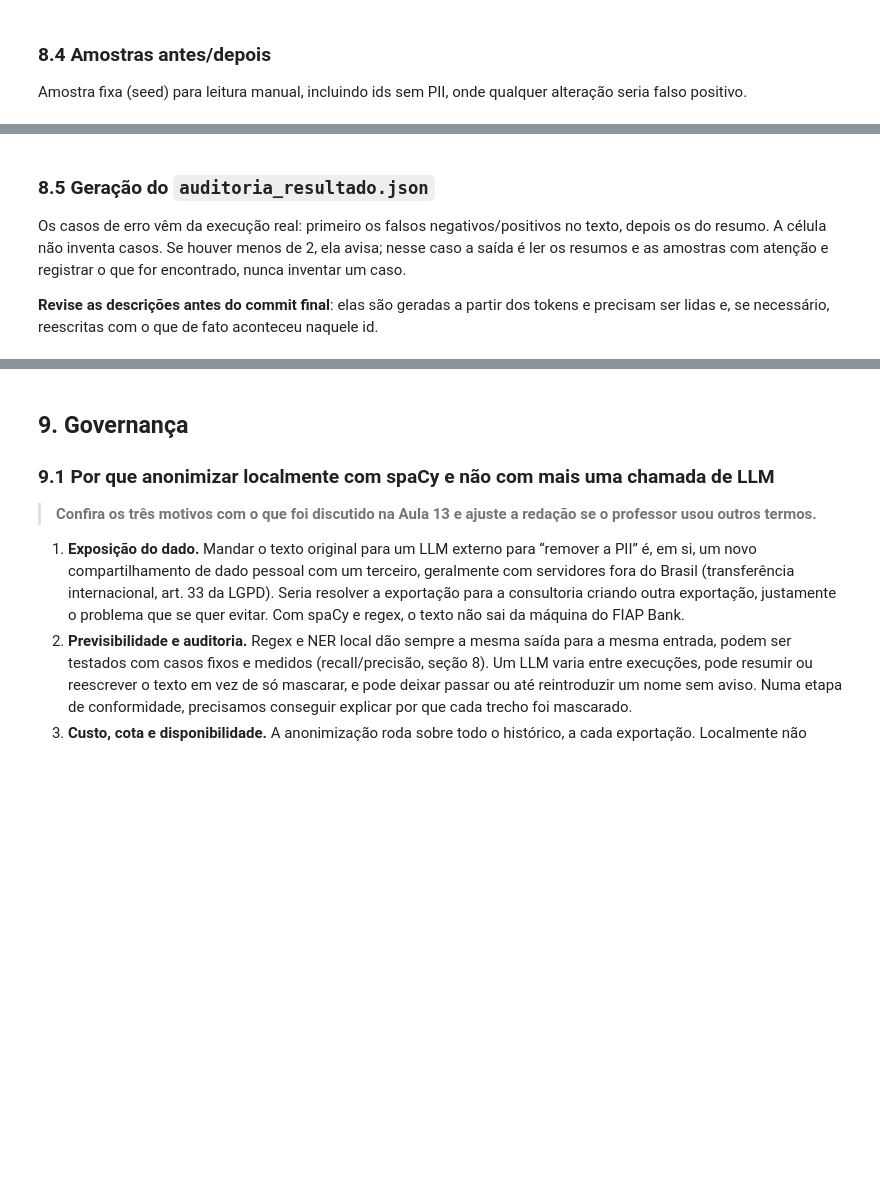
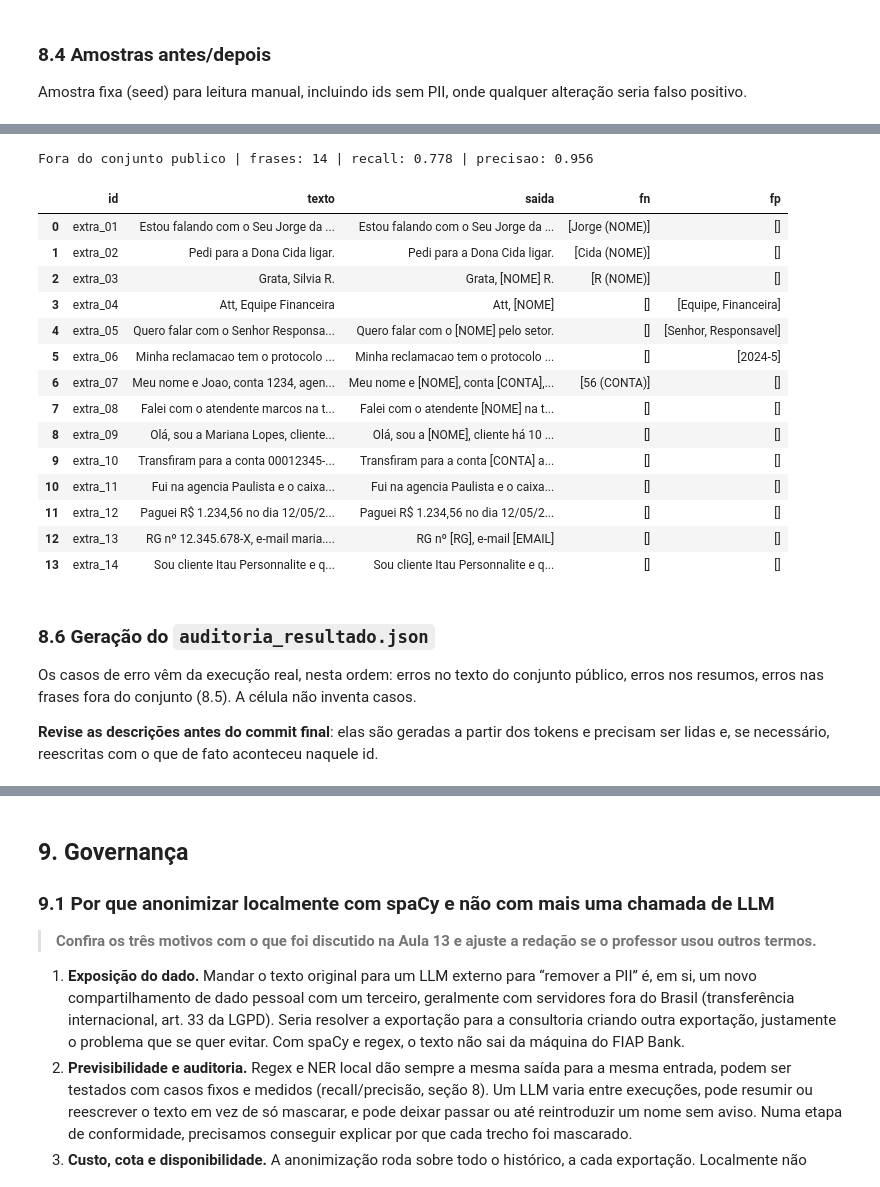
Before and after one commit to murilo2318/cp5-anonimizacao-lgpd, a Jupyter notebook: CP5_Anonimizacao_LGPD.ipynb, the cells around one changed output, grey strips where cells are left out. Cells and saved outputs as stored; diff of their text form; code cells hidden in the pictures; blank space fills up the shorter version.

Commit message:
Execucao com fallback forcado e resultado da auditoria
Co-Authored-By: Claude Opus 5.5 <noreply@anthropic.com>

```diff
--- a/CP5_Anonimizacao_LGPD.ipynb
+++ b/CP5_Anonimizacao_LGPD.ipynb
@@ -584,7 +749,32 @@ amostra
+# %%
+extras = json.loads(Path("casos_fora_do_conjunto.json").read_text(encoding="utf-8"))["casos"]
+textos_extra = {k: v["texto"] for k, v in extras.items()}
+rotulos_extra = {k: v["rotulos"] for k, v in extras.items()}
+tab_extra, recall_extra, precisao_extra = avaliar_conjunto(textos_extra, rotulos_extra, anonimizar_texto)
+print(f"Fora do conjunto publico | frases: {len(extras)} | recall: {recall_extra:.3f} | precisao: {precisao_extra:.3f}")
+tab_extra["texto"] = tab_extra["id"].map(textos_extra)
+tab_extra[["id", "texto", "saida", "fn", "fp"]]
+# %% [output]
+Fora do conjunto publico | frases: 14 | recall: 0.778 | precisao: 0.956
+|  | id | texto | saida | fn | fp |
+| 0 | extra_01 | Estou falando com o Seu Jorge da ... | Estou falando com o Seu Jorge da ... | [Jorge (NOME)] | [] |
+| 1 | extra_02 | Pedi para a Dona Cida ligar. | Pedi para a Dona Cida ligar. | [Cida (NOME)] | [] |
+| 2 | extra_03 | Grata, Silvia R. | Grata, [NOME] R. | [R (NOME)] | [] |
+| 3 | extra_04 | Att, Equipe Financeira | Att, [NOME] | [] | [Equipe, Financeira] |
+| 4 | extra_05 | Quero falar com o Senhor Responsa... | Quero falar com o [NOME] pelo setor. | [] | [Senhor, Responsavel] |
+| 5 | extra_06 | Minha reclamacao tem o protocolo ... | Minha reclamacao tem o protocolo ... | [] | [2024-5] |
+| 6 | extra_07 | Meu nome e Joao, conta 1234, agen... | Meu nome e [NOME], conta [CONTA],... | [56 (CONTA)] | [] |
+| 7 | extra_08 | Falei com o atendente marcos na t... | Falei com o atendente [NOME] na t... | [] | [] |
+| 8 | extra_09 | Olá, sou a Mariana Lopes, cliente... | Olá, sou a [NOME], cliente há 10 ... | [] | [] |
+| 9 | extra_10 | Transfiram para a conta 00012345-... | Transfiram para a conta [CONTA] a... | [] | [] |
+| 10 | extra_11 | Fui na agencia Paulista e o caixa... | Fui na agencia Paulista e o caixa... | [] | [] |
+| 11 | extra_12 | Paguei R$ 1.234,56 no dia 12/05/2... | Paguei R$ 1.234,56 no dia 12/05/2... | [] | [] |
+| 12 | extra_13 | RG nº 12.345.678-X, e-mail maria.... | RG nº [RG], e-mail [EMAIL] | [] | [] |
+| 13 | extra_14 | Sou cliente Itau Personnalite e q... | Sou cliente Itau Personnalite e q... | [] | [] |
 # %% [markdown]
-### 8.5 Geração do `auditoria_resultado.json`
+### 8.6 Geração do `auditoria_resultado.json`
 
-Os casos de erro vêm da execução real: primeiro os falsos negativos/positivos no texto, depois os do resumo. A célula não inventa casos. Se houver menos de 2, ela avisa; nesse caso a saída é ler os resumos e as amostras com atenção e registrar o que for encontrado, nunca inventar um caso.
+Os casos de erro vêm da execução real, nesta ordem: erros no texto do conjunto público, erros nos resumos, erros nas frases fora do conjunto (8.5). A célula não inventa casos.
 
 **Revise as descrições antes do commit final**: elas são geradas a partir dos tokens e precisam ser lidas e, se necessário, reescritas com o que de fato aconteceu naquele id.
 # %%
```
Also changed, not shown: parts of 23 cells of this notebook, 4 other files.
